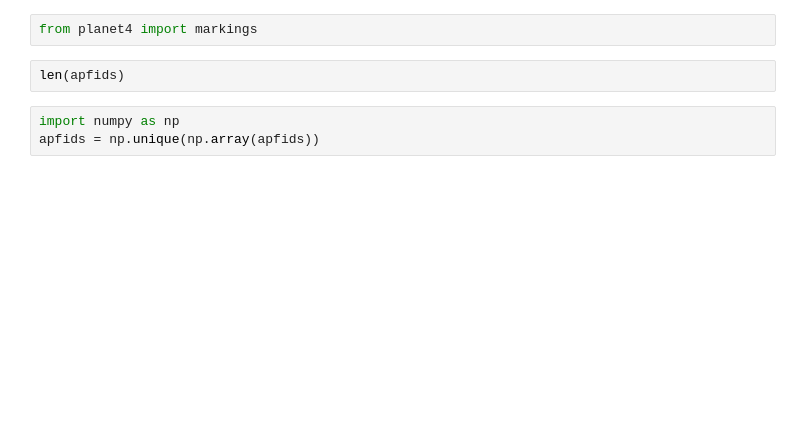
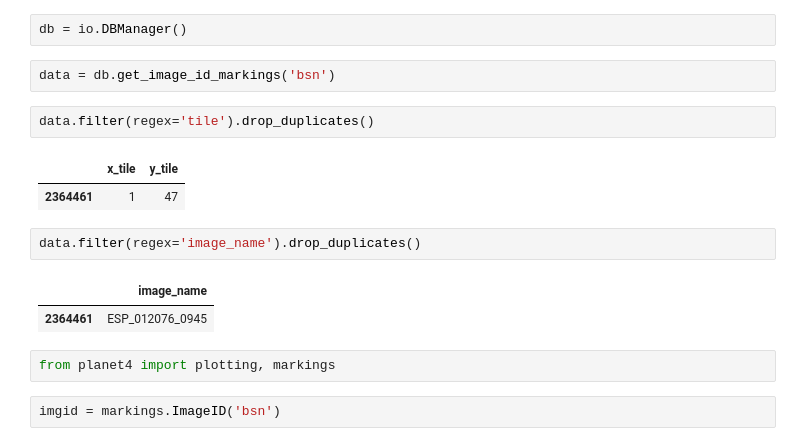
Before and after one commit to michaelaye/planet4, a Jupyter notebook: notebooks/Gold data marking overviews.ipynb, the cells around one changed output. Cells and saved outputs as stored; diff of their text form; blank space fills up the shorter version.

```diff
--- a/notebooks/Gold data marking overviews.ipynb
+++ b/notebooks/Gold data marking overviews.ipynb
@@ -12,7 +71,18 @@ apfids[:5]
+# %%
+db = io.DBManager()
+# %%
+data = db.get_image_id_markings('bsn')
+# %%
+data.filter(regex='tile').drop_duplicates()
+# %% [output]
+|  | x_tile | y_tile |
+| 2364461 | 1 | 47 |
+# %%
+data.filter(regex='image_name').drop_duplicates()
+# %% [output]
+|  | image_name |
+| 2364461 | ESP_012076_0945 |
 # %%
-from planet4 import markings
+from planet4 import plotting, markings
-# %%
-len(apfids)
-# %%
-import numpy as np
-apfids = np.unique(np.array(apfids))
+# %%
+imgid = markings.ImageID('bsn')
```
Also changed, not shown: parts of 20 cells of this notebook, 19 other files.
